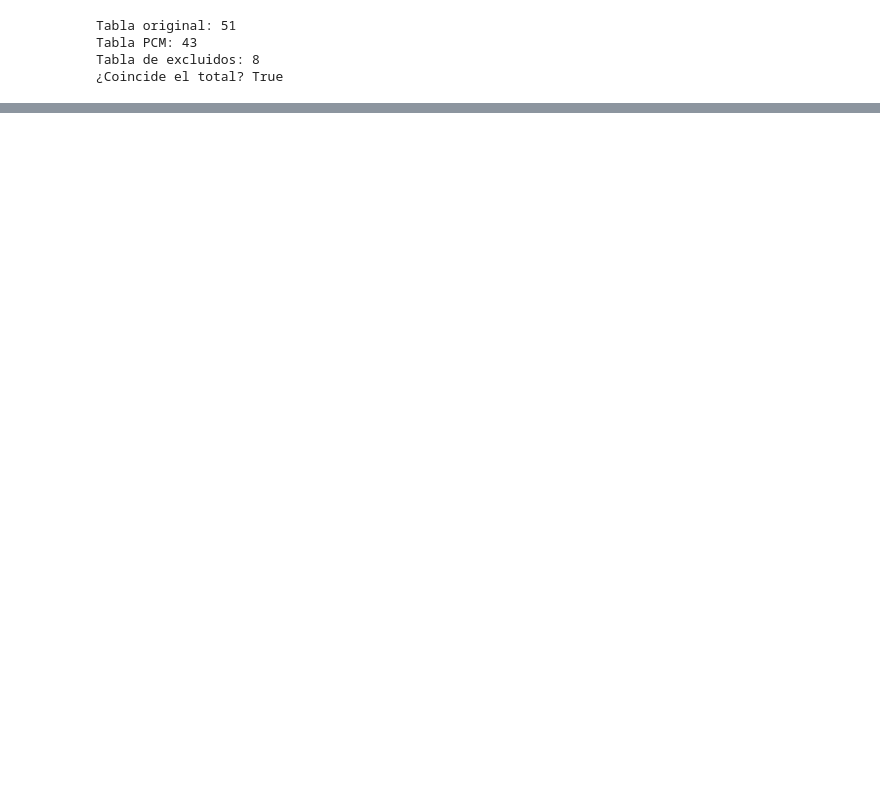
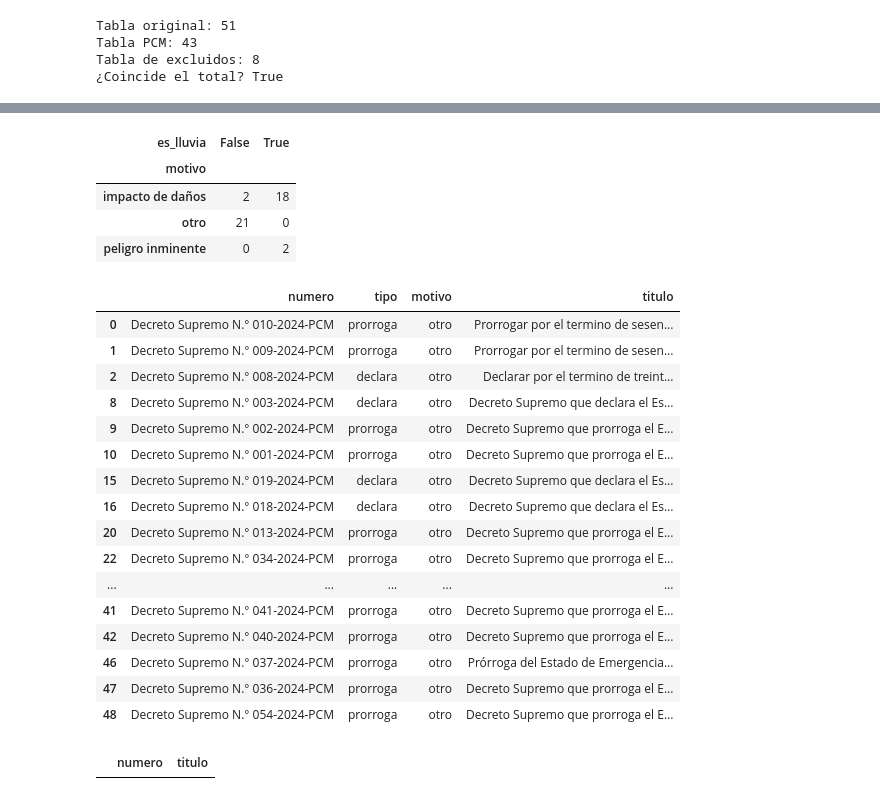
Before and after one commit to diegosimemirror/Grupo-3-Python-PUCP, a Jupyter notebook: assignment_2/scraping_emergencias.ipynb, the cells around one changed output, grey strips where cells are left out. Cells and saved outputs as stored; diff of their text form; code cells hidden in the pictures; blank space fills up the shorter version.

Commit message:
Uniformiza formato y agrega pasos 9-13
Refs #10

```diff
--- a/assignment_2/scraping_emergencias.ipynb
+++ b/assignment_2/scraping_emergencias.ipynb
@@ -1170,0 +1237,29 @@ display(tabla_excluidos)
+# %%
+# Indicación: título completo en minúsculas (.lower()) y operador in
+def es_lluvia_titulo(t):
+    t = t.lower()
+    return "lluvia" in t or "precipitaciones" in t
+
+
+def tipo_titulo(t):
+    t = t.lower()
+    if "prórroga" in t or "prorroga" in t:  # va primero: las prórrogas también dicen "declarado"
+        return "prorroga"
+    return "declara" if "declara" in t else "otro"
+
+
+def motivo_titulo(t):
+    t = t.lower()
+    for frase in ["peligro inminente", "impacto de daños"]:
+        if frase in t:
+            return frase
+    return "otro"
+
+
+assert tabla["titulo"].notna().all(), "Faltan títulos: repetir el paso 9"
+tabla["es_lluvia"] = tabla["titulo"].apply(es_lluvia_titulo)
+tabla["tipo"] = tabla["titulo"].apply(tipo_titulo)
+tabla["motivo"] = tabla["titulo"].apply(motivo_titulo)
+
+for col in ["es_lluvia", "tipo", "motivo"]:
+    print(tabla[col].value_counts(), "\n")
@@ -1170,0 +1282,34 @@ display(tabla_excluidos)
+# %%
+pd.set_option("display.max_colwidth", None)  # muestra los títulos sin cortar
+
+# Indicación: revisar las filas "otro". La tabla cruzada muestra si alguna es de lluvias.
+display(pd.crosstab(tabla["motivo"], tabla["es_lluvia"]))
+display(tabla.loc[(tabla["tipo"] == "otro") | (tabla["motivo"] == "otro"), ["numero", "tipo", "motivo", "titulo"]])
+
+# Control de tipo: prórrogas cuyo título no empieza así (¿una declaratoria que solo menciona una prórroga?)
+inicio = tabla["titulo"].str[:80].str.lower()
+display(tabla.loc[(tabla["tipo"] == "prorroga") & ~inicio.str.contains("prorrog|prórrog"), ["numero", "titulo"]])
+# %% [output]
+| es_lluvia | False | True |
+| motivo |  |  |
+| impacto de daños | 2 | 18 |
+| otro | 21 | 0 |
+| peligro inminente | 0 | 2 |
+|  | numero | tipo | motivo | titulo |
+| 0 | Decreto Supremo N.° 010-2024-PCM | prorroga | otro | Prorrogar por el termino de sesen... |
+| 1 | Decreto Supremo N.° 009-2024-PCM | prorroga | otro | Prorrogar por el termino de sesen... |
+| 2 | Decreto Supremo N.° 008-2024-PCM | declara | otro | Declarar por el termino de treint... |
+| 8 | Decreto Supremo N.° 003-2024-PCM | declara | otro | Decreto Supremo que declara el Es... |
+| 9 | Decreto Supremo N.° 002-2024-PCM | prorroga | otro | Decreto Supremo que prorroga el E... |
+| 10 | Decreto Supremo N.° 001-2024-PCM | prorroga | otro | Decreto Supremo que prorroga el E... |
+| 15 | Decreto Supremo N.° 019-2024-PCM | declara | otro | Decreto Supremo que declara el Es... |
+| 16 | Decreto Supremo N.° 018-2024-PCM | declara | otro | Decreto Supremo que declara el Es... |
+| 20 | Decreto Supremo N.° 013-2024-PCM | prorroga | otro | Decreto Supremo que prorroga el E... |
+| 22 | Decreto Supremo N.° 034-2024-PCM | prorroga | otro | Decreto Supremo que prorroga el E... |
+| ... | ... | ... | ... | ... |
+| 41 | Decreto Supremo N.° 041-2024-PCM | prorroga | otro | Decreto Supremo que prorroga el E... |
+| 42 | Decreto Supremo N.° 040-2024-PCM | prorroga | otro | Decreto Supremo que prorroga el E... |
+| 46 | Decreto Supremo N.° 037-2024-PCM | prorroga | otro | Prórroga del Estado de Emergencia... |
+| 47 | Decreto Supremo N.° 036-2024-PCM | prorroga | otro | Decreto Supremo que prorroga el E... |
+| 48 | Decreto Supremo N.° 054-2024-PCM | prorroga | otro | Decreto Supremo que prorroga el E... |
+|  | numero | titulo |
```
Also changed, not shown: parts of 54 cells of this notebook, 2 other files.
